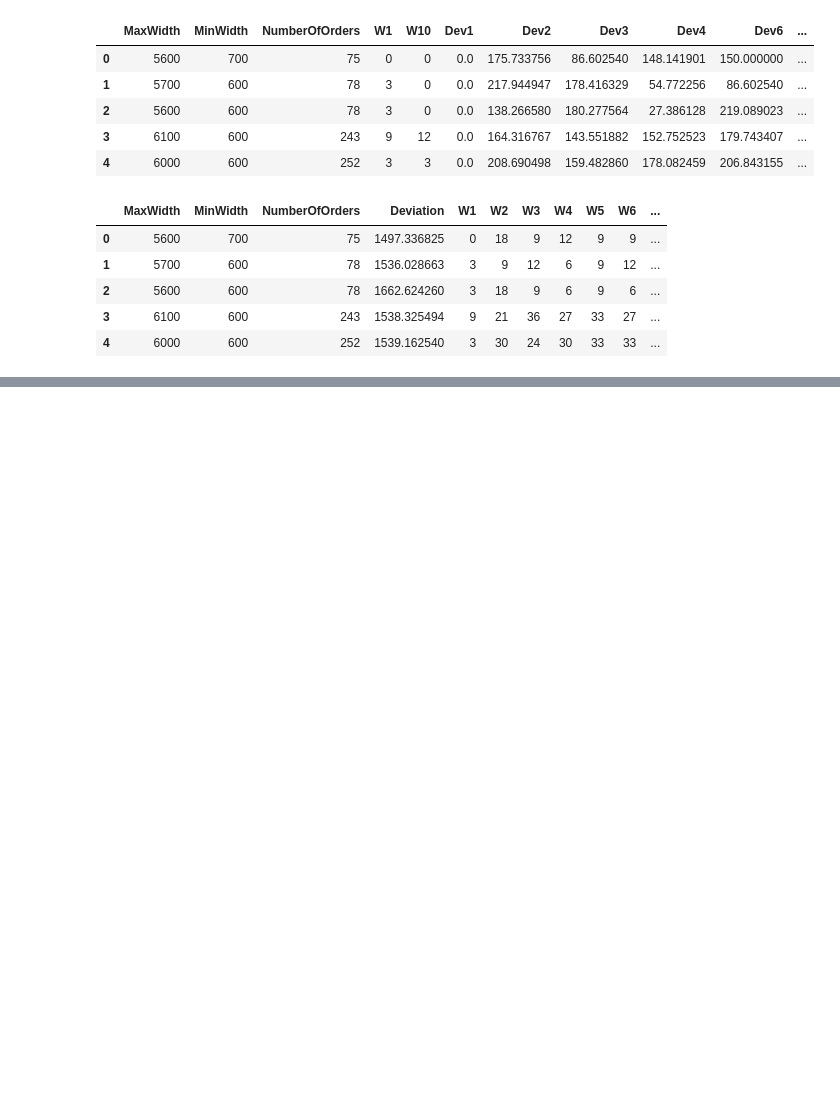
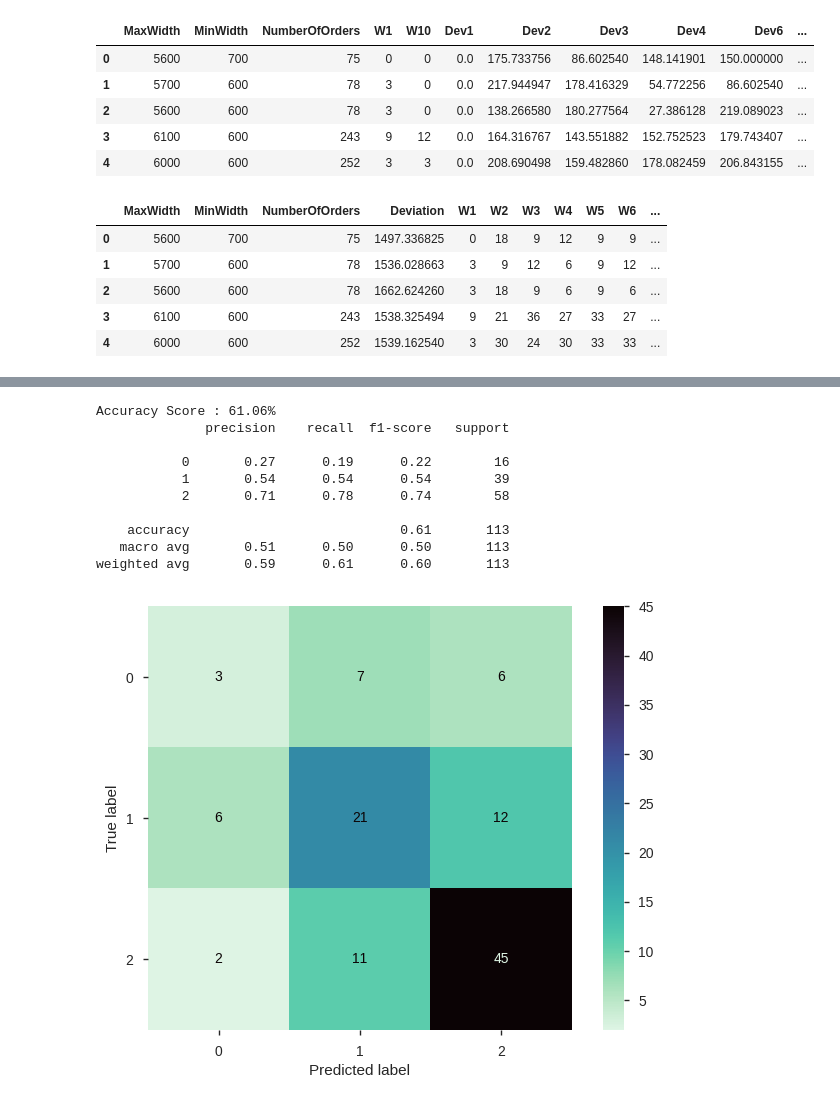
Before and after one commit to teoad95/Infusing-business-optimization-processes-with-machine-learning-and-expert-knowledge., a Jupyter notebook: Main_notebook.ipynb, the cells around one changed output, grey strips where cells are left out. Saved outputs shown, nothing was run; the diff lists cells and outputs as text; code cells hidden in the pictures; blank space fills up the shorter version.

```diff
--- a/Main_notebook.ipynb
+++ b/Main_notebook.ipynb
@@ -168,0 +234,15 @@ plot_corr_matrix(X_new)
+# %%
+xgb = XGBClassifier()
+test_model(xgb, X_train, y_train, X_test, y_test)
+# %% [output]
+Accuracy Score : 61.06%
+              precision    recall  f1-score   support
+
+           0       0.27      0.19      0.22        16
+           1       0.54      0.54      0.54        39
+           2       0.71      0.78      0.74        58
+
+    accuracy                           0.61       113
+   macro avg       0.51      0.50      0.50       113
+weighted avg       0.59      0.61      0.60       113
+[figure, added]
```
Also changed, not shown: parts of 29 cells of this notebook.
